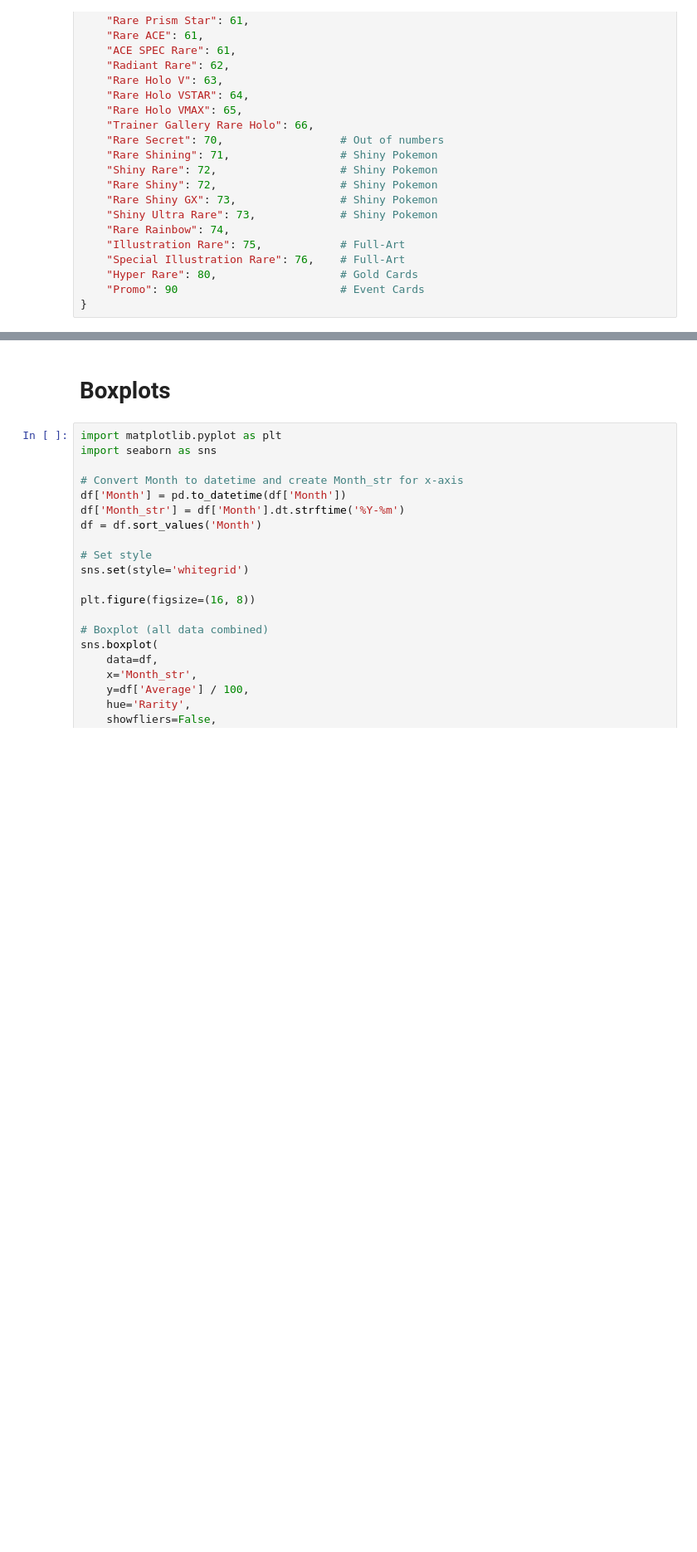
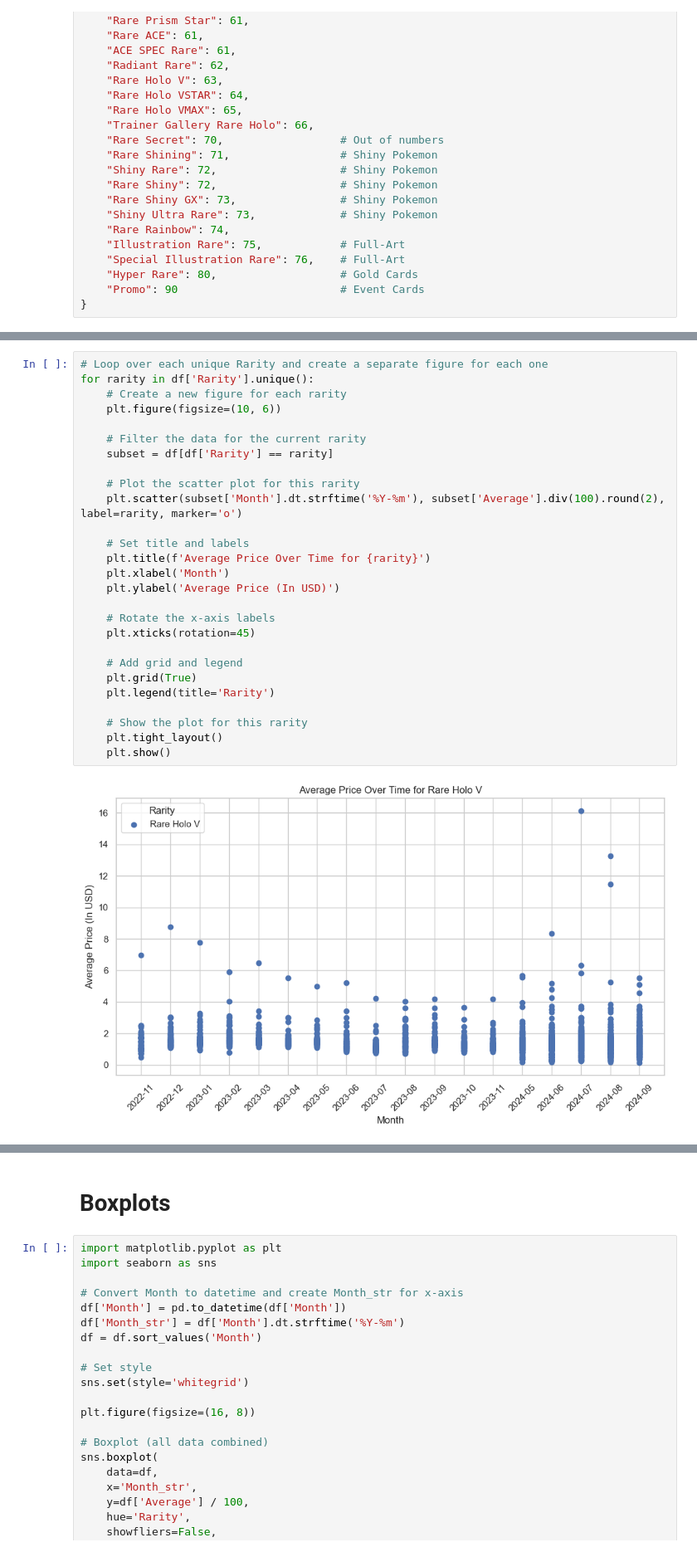
Before and after one commit to JihunKimCode/RarityRadar, a Jupyter notebook: graph.ipynb, the cells around one changed output, grey strips where cells are left out. Shown at 83% size. Cells and saved outputs as stored; diff of their text form; blank space fills up the shorter version.

```diff
--- a/graph.ipynb
+++ b/graph.ipynb
@@ -81,0 +83,29 @@ plt.show()
+# %%
+# Loop over each unique Rarity and create a separate figure for each one
+for rarity in df['Rarity'].unique():
+    # Create a new figure for each rarity
+    plt.figure(figsize=(10, 6))
+
+    # Filter the data for the current rarity
+    subset = df[df['Rarity'] == rarity]
+
+    # Plot the scatter plot for this rarity
+    plt.scatter(subset['Month'].dt.strftime('%Y-%m'), subset['Average'].div(100).round(2), label=rarity, marker='o')
+
+    # Set title and labels
+    plt.title(f'Average Price Over Time for {rarity}')
+    plt.xlabel('Month')
+    plt.ylabel('Average Price (In USD)')
+
+    # Rotate the x-axis labels
+    plt.xticks(rotation=45)
+
+    # Add grid and legend
+    plt.grid(True)
+    plt.legend(title='Rarity')
+
+    # Show the plot for this rarity
+    plt.tight_layout()
+    plt.show()
+# %% [output]
+[figure, added]
```
Also changed, not shown: parts of 3 cells of this notebook.
